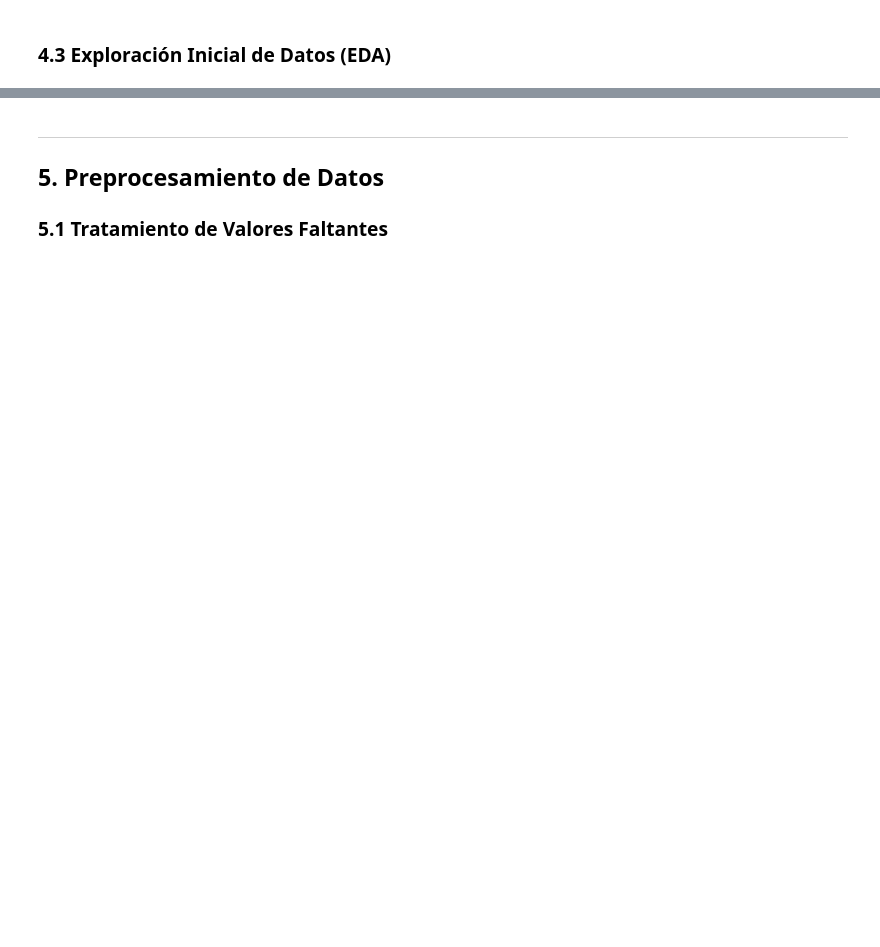
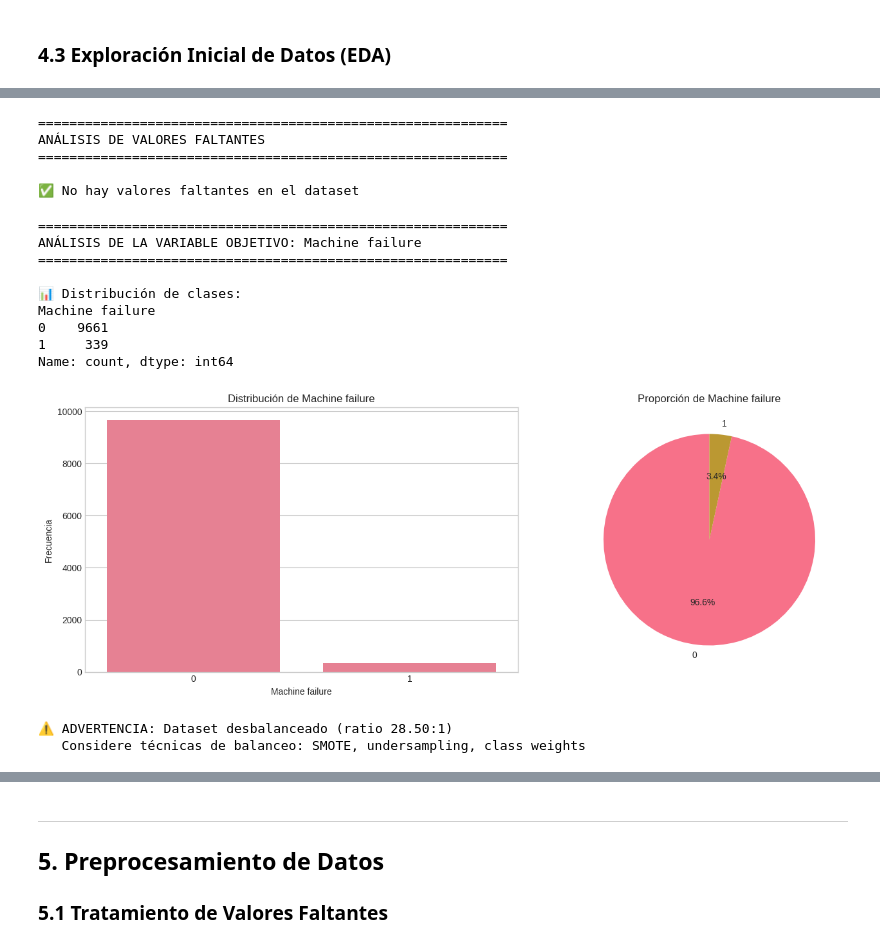
Before and after one commit to jcmelez-design/AML-Final-MELENDEZ-JEAN, a Jupyter notebook: final_project.ipynb, the cells around one changed output, grey strips where cells are left out. Drawn from its saved outputs; the diff is of its cells as text; code cells hidden in the pictures; blank space fills up the shorter version.

```diff
--- a/final_project.ipynb
+++ b/final_project.ipynb
@@ -239,7 +260,8 @@ El problema se define como clasificación binaria porque la variable objetivo Ma
 # df = pd.read_csv(BASE_PATH + 'datos.csv')
 
 # Opción 2: Cargar desde URL
-# df = pd.read_csv('https://url-de-sus-datos.com/datos.csv')
+url = "https://archive.ics.uci.edu/ml/machine-learning-databases/00601/ai4i2020.csv"
+df = pd.read_csv(url)
 
 # Opción 3: Cargar desde archivo local (subido a Colab)
 # from google.colab import files
@@ -330,13 +400,19 @@ if len(missing_data) > 0:
     plt.show()
 else:
     print("\n✅ No hay valores faltantes en el dataset")
+# %% [output]
+============================================================
+ANÁLISIS DE VALORES FALTANTES
+============================================================
+
+✅ No hay valores faltantes en el dataset
 # %%
 # =====================================================
 # ANÁLISIS DE LA VARIABLE OBJETIVO
 # =====================================================
 
 # COMPLETE: Especifique el nombre de su variable objetivo
-TARGET_COLUMN = 'target'  # Cambie 'target' por el nombre de su variable objetivo
+TARGET_COLUMN = 'Machine failure' # Cambie 'target' por el nombre de su variable objetivo
 
 print("=" * 60)
 print(f"ANÁLISIS DE LA VARIABLE OBJETIVO: {TARGET_COLUMN}")
@@ -359,33 +435,46 @@ if df[TARGET_COLUMN].dtype == 'object' or df[TARGET_COLUMN].nunique() < 20:
 
     # Gráfico de pastel
     axes[1].pie(class_dist.values, labels=class_dist.index, autopct='%1.1f%%', startangle=90)
     axes[1].set_title(f'Proporción de {TARGET_COLUMN}')
 
     plt.tight_layout()
     plt.show()
 
     # Verificar desbalance
     imbalance_ratio = class_dist.max() / class_dist.min()
     if imbalance_ratio > 3:
         print(f"\n⚠️ ADVERTENCIA: Dataset desbalanceado (ratio {imbalance_ratio:.2f}:1)")
         print("   Considere técnicas de balanceo: SMOTE, undersampling, class weights")
 else:
     # Para regresión
     print("\n📊 Estadísticas de la variable objetivo:")
     print(df[TARGET_COLUMN].describe())
 
     fig, axes = plt.subplots(1, 2, figsize=(14, 5))
 
     # Histograma
     sns.histplot(df[TARGET_COLUMN], kde=True, ax=axes[0])
     axes[0].set_title(f'Distribución de {TARGET_COLUMN}')
 
     # Box plot
     sns.boxplot(y=df[TARGET_COLUMN], ax=axes[1])
     axes[1].set_title(f'Box Plot de {TARGET_COLUMN}')
 
     plt.tight_layout()
     plt.show()
+# %% [output]
+============================================================
+ANÁLISIS DE LA VARIABLE OBJETIVO: Machine failure
+============================================================
+
+📊 Distribución de clases:
+Machine failure
+0    9661
+1     339
+Name: count, dtype: int64
+[figure, added]
+⚠️ ADVERTENCIA: Dataset desbalanceado (ratio 28.50:1)
+   Considere técnicas de balanceo: SMOTE, undersampling, class weights
 # %%
 # =====================================================
 # ANÁLISIS DE CORRELACIONES
```
Also changed, not shown: parts of 45 cells of this notebook.
